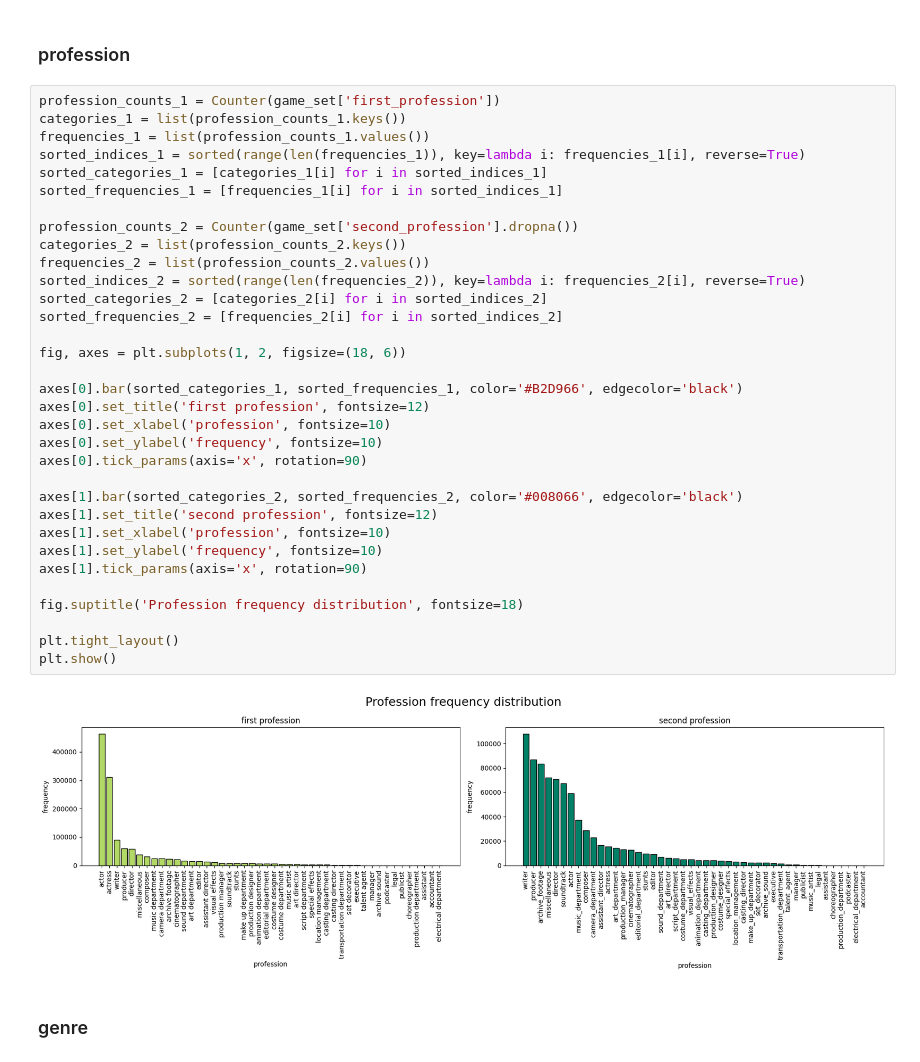
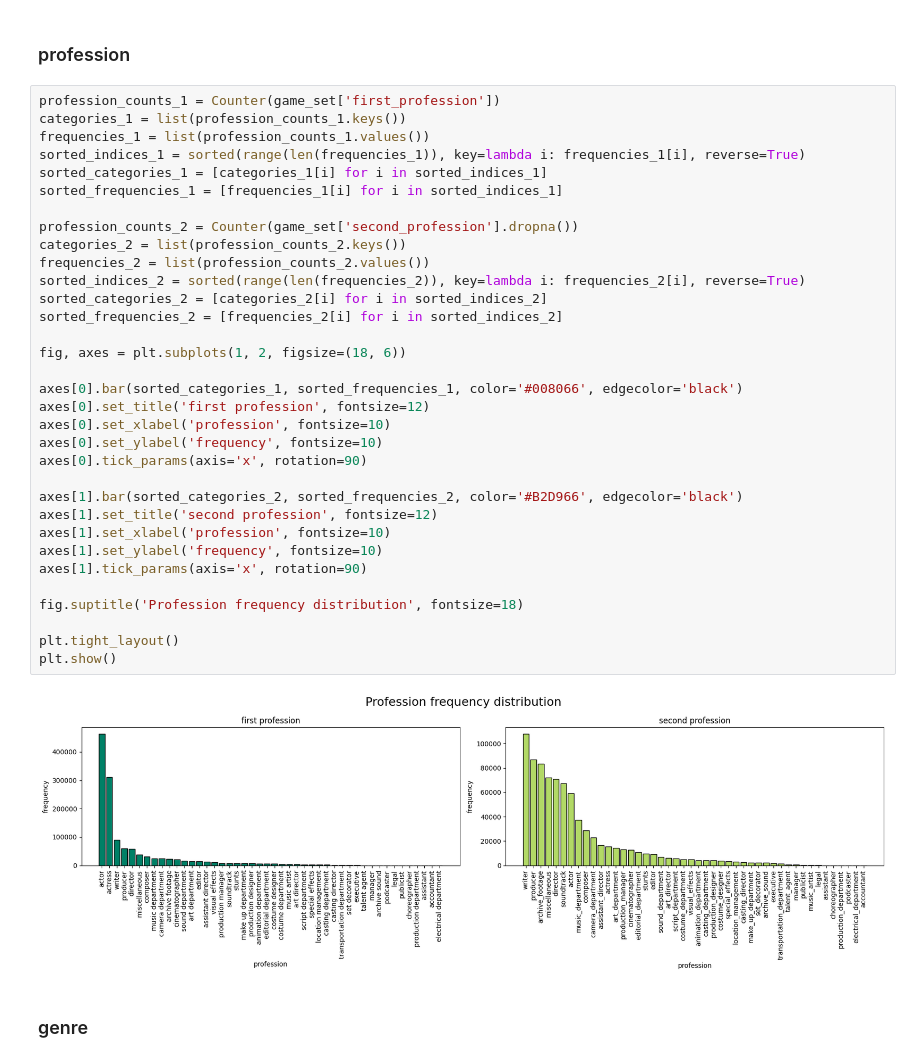
Before and after one commit to depa-tto/Python-project-exam, a Jupyter notebook: descriptive_analysis.ipynb, the cells around one changed output. Drawn from its saved outputs; the diff is of its cells as text.

```diff
--- a/descriptive_analysis.ipynb
+++ b/descriptive_analysis.ipynb
@@ -218,36 +218,36 @@ profession_counts_1 = Counter(game_set['first_profession'])
 categories_1 = list(profession_counts_1.keys())
 frequencies_1 = list(profession_counts_1.values())
 sorted_indices_1 = sorted(range(len(frequencies_1)), key=lambda i: frequencies_1[i], reverse=True)
 sorted_categories_1 = [categories_1[i] for i in sorted_indices_1]
 sorted_frequencies_1 = [frequencies_1[i] for i in sorted_indices_1]
 
 profession_counts_2 = Counter(game_set['second_profession'].dropna())
 categories_2 = list(profession_counts_2.keys())
 frequencies_2 = list(profession_counts_2.values())
 sorted_indices_2 = sorted(range(len(frequencies_2)), key=lambda i: frequencies_2[i], reverse=True)
 sorted_categories_2 = [categories_2[i] for i in sorted_indices_2]
 sorted_frequencies_2 = [frequencies_2[i] for i in sorted_indices_2]
 
 fig, axes = plt.subplots(1, 2, figsize=(18, 6))
 
-axes[0].bar(sorted_categories_1, sorted_frequencies_1, color='#B2D966', edgecolor='black')
+axes[0].bar(sorted_categories_1, sorted_frequencies_1, color='#008066', edgecolor='black')
 axes[0].set_title('first profession', fontsize=12)
 axes[0].set_xlabel('profession', fontsize=10)
 axes[0].set_ylabel('frequency', fontsize=10)
 axes[0].tick_params(axis='x', rotation=90)
 
-axes[1].bar(sorted_categories_2, sorted_frequencies_2, color='#008066', edgecolor='black')
+axes[1].bar(sorted_categories_2, sorted_frequencies_2, color='#B2D966', edgecolor='black')
 axes[1].set_title('second profession', fontsize=12)
 axes[1].set_xlabel('profession', fontsize=10)
 axes[1].set_ylabel('frequency', fontsize=10)
 axes[1].tick_params(axis='x', rotation=90)
 
 fig.suptitle('Profession frequency distribution', fontsize=18)
 
 plt.tight_layout()
 plt.show()
 # %% [output]
-[figure, old version]
+[figure, new version]
 # %% [markdown]
 ### genre
 # %%
```
Also changed, not shown: parts of 7 cells of this notebook.
